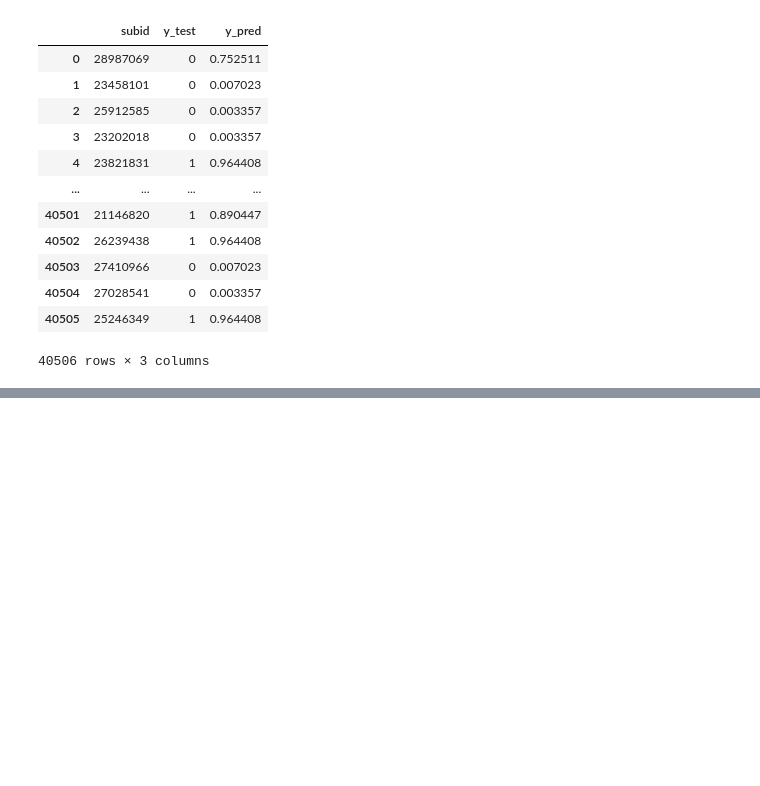
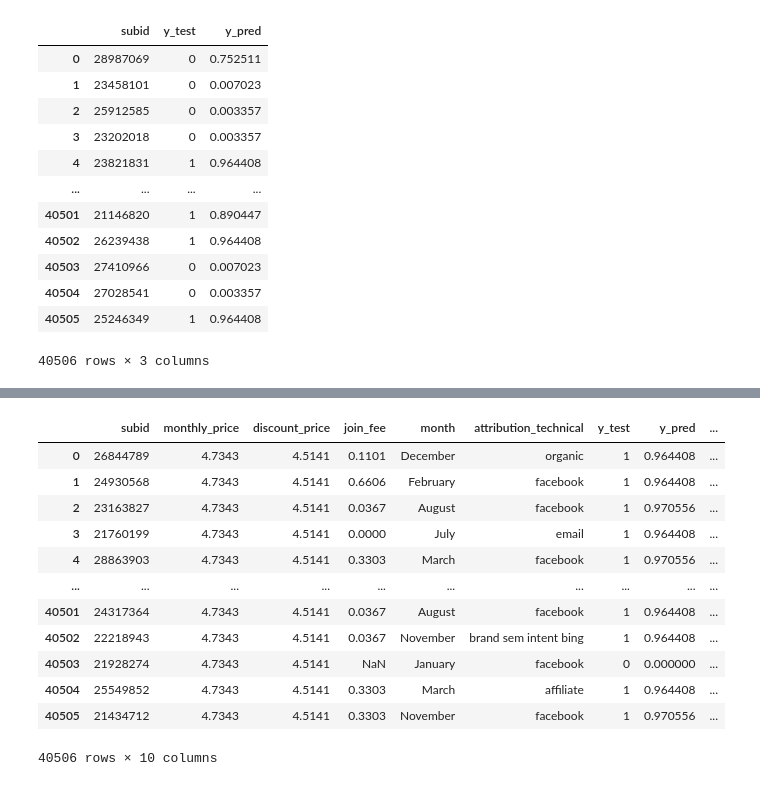
Before and after one commit to yjj595857/Marketing-Final-Case, a Jupyter notebook: Marketing_Final_YujungHuang.ipynb, the cells around one changed output, grey strips where cells are left out. Drawn from its saved outputs; the diff is of its cells as text; code cells hidden in the pictures; blank space fills up the shorter version.

```diff
--- a/Marketing_Final_YujungHuang.ipynb
+++ b/Marketing_Final_YujungHuang.ipynb
@@ -870,0 +1009,40 @@ rev_model(churn,offer_accept_rate,0.5)
+# %%
+# Fill CAC for organic channels with 0
+organic_list = ['organic','google_organic','bing_organic','pininterest_organic','facebook_organic']
+
+def organic(row):
+    if row['attribution_technical'] in organic_list:
+        return 0
+    else:
+        return row['CAC']
+
+merge_clv['CAC'] = merge_clv.apply(organic,axis=1)
+
+# Fill mean for other null values
+merge_clv['CAC'].fillna(sub_cac.CAC.mean(),inplace=True)
+# %%
+# Distribution table of expected CLV
+
+discount_rate = 0.03 # assumme annual discount rate = 0.1, so for 4 months is 0.03
+
+def clv(row):
+    clv = (row['discount_price']*4) * ((1 + discount_rate)/((1 + discount_rate) - (1 - row['y_pred'])))
+    clv = clv + (row['discount_price'] * 4) + row['join_fee'] - row['CAC']
+    return clv
+
+merge_clv['CLV'] = merge_clv.apply(clv,axis=1)
+merge_clv
+# %% [output]
+|  | subid | monthly_price | discount_price | join_fee | month | attribution_technical | y_test | y_pred | ... |
+| 0 | 26844789 | 4.7343 | 4.5141 | 0.1101 | December | organic | 1 | 0.964408 | ... |
+| 1 | 24930568 | 4.7343 | 4.5141 | 0.6606 | February | facebook | 1 | 0.964408 | ... |
+| 2 | 23163827 | 4.7343 | 4.5141 | 0.0367 | August | facebook | 1 | 0.970556 | ... |
+| 3 | 21760199 | 4.7343 | 4.5141 | 0.0000 | July | email | 1 | 0.964408 | ... |
+| 4 | 28863903 | 4.7343 | 4.5141 | 0.3303 | March | facebook | 1 | 0.970556 | ... |
+| ... | ... | ... | ... | ... | ... | ... | ... | ... | ... |
+| 40501 | 24317364 | 4.7343 | 4.5141 | 0.0367 | August | facebook | 1 | 0.964408 | ... |
+| 40502 | 22218943 | 4.7343 | 4.5141 | 0.0367 | November | brand sem intent bing | 1 | 0.964408 | ... |
+| 40503 | 21928274 | 4.7343 | 4.5141 | NaN | January | facebook | 0 | 0.000000 | ... |
+| 40504 | 25549852 | 4.7343 | 4.5141 | 0.3303 | March | affiliate | 1 | 0.964408 | ... |
+| 40505 | 21434712 | 4.7343 | 4.5141 | 0.3303 | November | facebook | 1 | 0.970556 | ... |
+40506 rows × 10 columns
```
Also changed, not shown: parts of 11 cells of this notebook, 1 other file.
